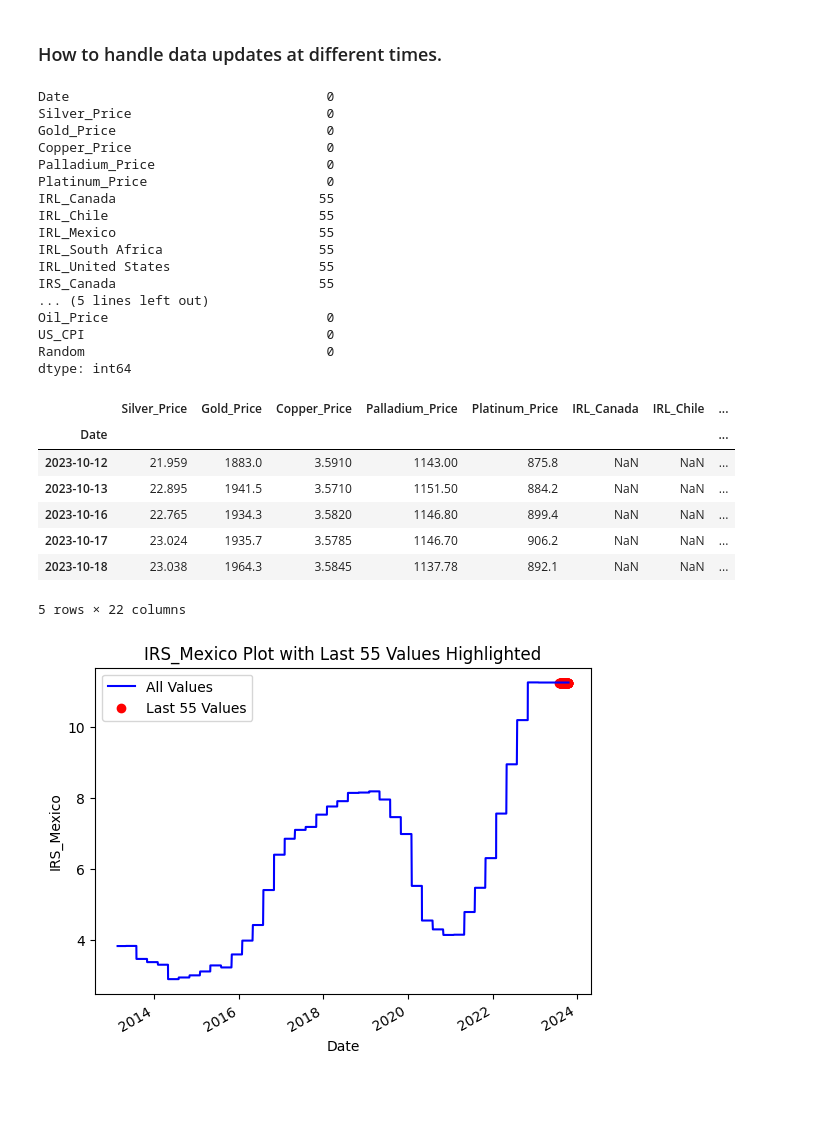
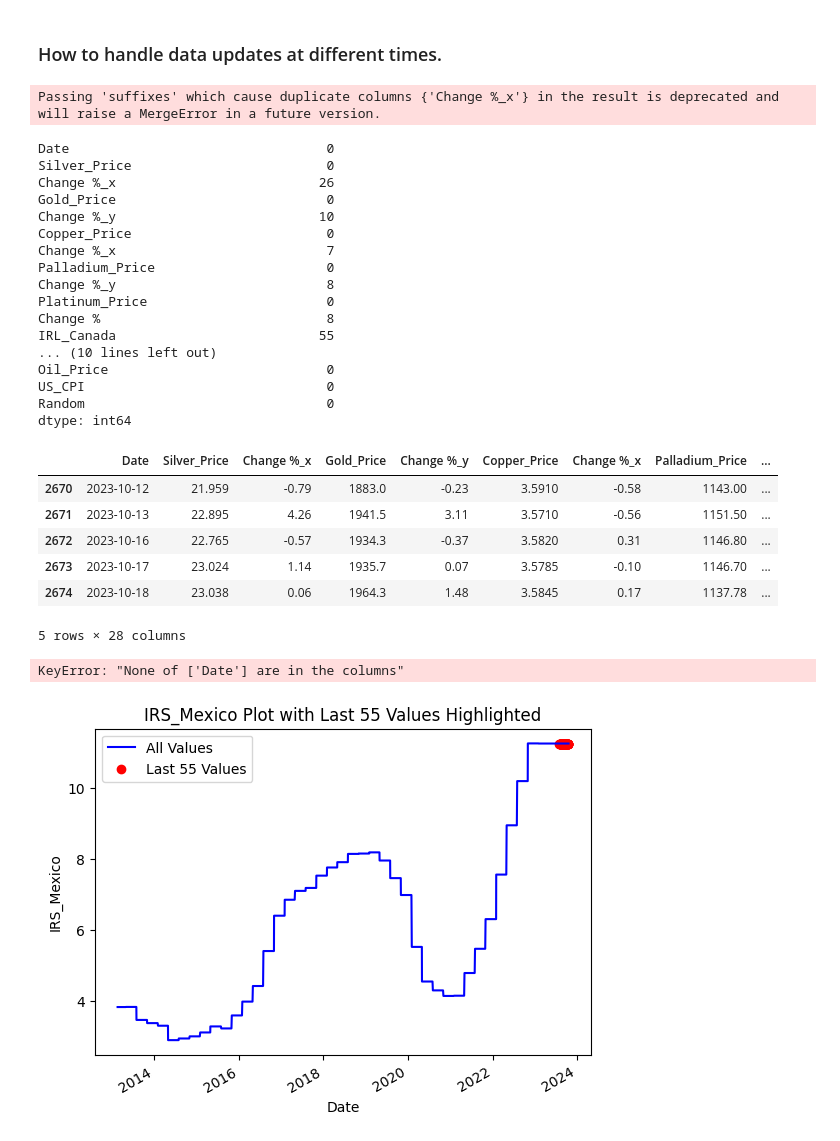
Before and after one commit to sebastiantare/silvergoldforecasting, a Jupyter notebook: Test.ipynb, the cells around one changed output. Cells and saved outputs as stored; diff of their text form; code cells hidden in the pictures; blank space fills up the shorter version.

```diff
--- a/Test.ipynb
+++ b/Test.ipynb
@@ -615,11 +615,11 @@ def preprocessData():
                 df[c] = df[c].astype(float)  # Convert to float
         return df
 
-    silver.drop(columns=['Open', 'High', 'Low', 'Vol.', 'Change %'], inplace=True)
-    gold.drop(columns=['Open', 'High', 'Low', 'Vol.', 'Change %'], inplace=True)
-    copper.drop(columns=['Open', 'High', 'Low', 'Vol.', 'Change %'], inplace=True)
-    palladium.drop(columns=['Open', 'High', 'Low', 'Vol.', 'Change %'], inplace=True)
-    platinum.drop(columns=['Open', 'High', 'Low', 'Vol.', 'Change %'], inplace=True)
+    silver.drop(columns=['Open', 'High', 'Low', 'Vol.', ], inplace=True) # Change %
+    gold.drop(columns=['Open', 'High', 'Low', 'Vol.', ], inplace=True) # Change %
+    copper.drop(columns=['Open', 'High', 'Low', 'Vol.', ], inplace=True) # Change %
+    palladium.drop(columns=['Open', 'High', 'Low', 'Vol.', ], inplace=True) # Change %
+    platinum.drop(columns=['Open', 'High', 'Low', 'Vol.', ], inplace=True) # Change %
 
     silver = stringToNumber(silver)
     gold= stringToNumber(gold)
@@ -735,39 +735,38 @@ dfs = preprocessData()
 
 dfs.isnull().sum()
 # %% [output]
-Date                                 0
-Silver_Price                         0
-Gold_Price                           0
-Copper_Price                         0
-Palladium_Price                      0
-Platinum_Price                       0
-IRL_Canada                          55
-IRL_Chile                           55
-IRL_Mexico                          55
-IRL_South Africa                    55
-IRL_United States                   55
-IRS_Canada                          55
-... (5 lines left out)
-Oil_Price                            0
-US_CPI                               0
-Random                               0
-dtype: int64
+Passing 'suffixes' which cause duplicate columns {'Change %_x'} in the result is deprecated and will raise a MergeError in a future version.
+Date                                 0
+Silver_Price                         0
+Change %_x                          26
+Gold_Price                           0
+Change %_y                          10
+Copper_Price                         0
+Change %_x                           7
+Palladium_Price                      0
+Change %_y                           8
+Platinum_Price                       0
+Change %                             8
+IRL_Canada                          55
+... (10 lines left out)
+Oil_Price                            0
+US_CPI                               0
+Random                               0
+dtype: int64
 # %%
 test_df = dfs.copy()
 test_df['Year'] = test_df['Date'].dt.year
 test_df['Month'] = test_df['Date'].dt.month
 test_df['Day'] = test_df['Date'].dt.day
-test_df = test_df.set_index('Date')
 test_df.tail()
 # %% [output]
-|  | Silver_Price | Gold_Price | Copper_Price | Palladium_Price | Platinum_Price | IRL_Canada | IRL_Chile | ... |
-| Date |  |  |  |  |  |  |  | ... |
-| 2023-10-12 | 21.959 | 1883.0 | 3.5910 | 1143.00 | 875.8 | NaN | NaN | ... |
-| 2023-10-13 | 22.895 | 1941.5 | 3.5710 | 1151.50 | 884.2 | NaN | NaN | ... |
-| 2023-10-16 | 22.765 | 1934.3 | 3.5820 | 1146.80 | 899.4 | NaN | NaN | ... |
-| 2023-10-17 | 23.024 | 1935.7 | 3.5785 | 1146.70 | 906.2 | NaN | NaN | ... |
-| 2023-10-18 | 23.038 | 1964.3 | 3.5845 | 1137.78 | 892.1 | NaN | NaN | ... |
+|  | Date | Silver_Price | Change %_x | Gold_Price | Change %_y | Copper_Price | Change %_x | Palladium_Price | ... |
+| 2670 | 2023-10-12 | 21.959 | -0.79 | 1883.0 | -0.23 | 3.5910 | -0.58 | 1143.00 | ... |
+| 2671 | 2023-10-13 | 22.895 | 4.26 | 1941.5 | 3.11 | 3.5710 | -0.56 | 1151.50 | ... |
+| 2672 | 2023-10-16 | 22.765 | -0.57 | 1934.3 | -0.37 | 3.5820 | 0.31 | 1146.80 | ... |
+| 2673 | 2023-10-17 | 23.024 | 1.14 | 1935.7 | 0.07 | 3.5785 | -0.10 | 1146.70 | ... |
+| 2674 | 2023-10-18 | 23.038 | 0.06 | 1964.3 | 1.48 | 3.5845 | 0.17 | 1137.78 | ... |
-5 rows × 22 columns
+5 rows × 28 columns
 # %%
 from sklearn.linear_model import LinearRegression
 from sklearn.tree import DecisionTreeRegressor
@@ -793,14 +792,19 @@ def fill_missing_values_with_model(df, target_column, feature_columns):
     # Fill missing values in the DataFrame
     df.loc[df[target_column].isnull(), target_column] = predicted_values
 
+test_df.set_index('Date', inplace=True)
+
 # Fill the df
 columns_with_missing_values = test_df.columns[test_df.isnull().any()].tolist()
 columns_without_missing_values = test_df.columns[~test_df.isnull().any()].tolist()
-
 feature_columns = columns_without_missing_values
 
 for c in columns_with_missing_values:
     fill_missing_values_with_model(test_df, c, feature_columns)
+
+test_df.reset_index(inplace=True)
+# %% [output]
+KeyError: "None of ['Date'] are in the columns"
 # %%
 were_missing = 55
 column = columns_with_missing_values[8]
```
Also changed, not shown: 1 other file.
